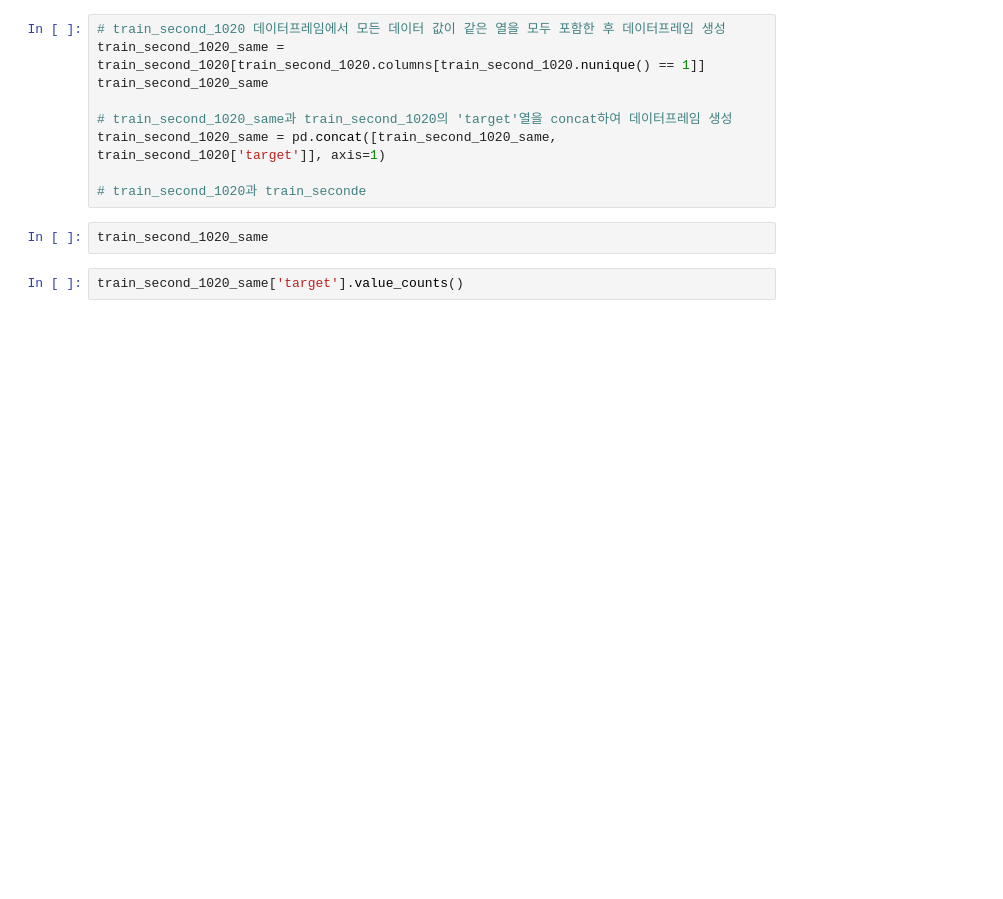
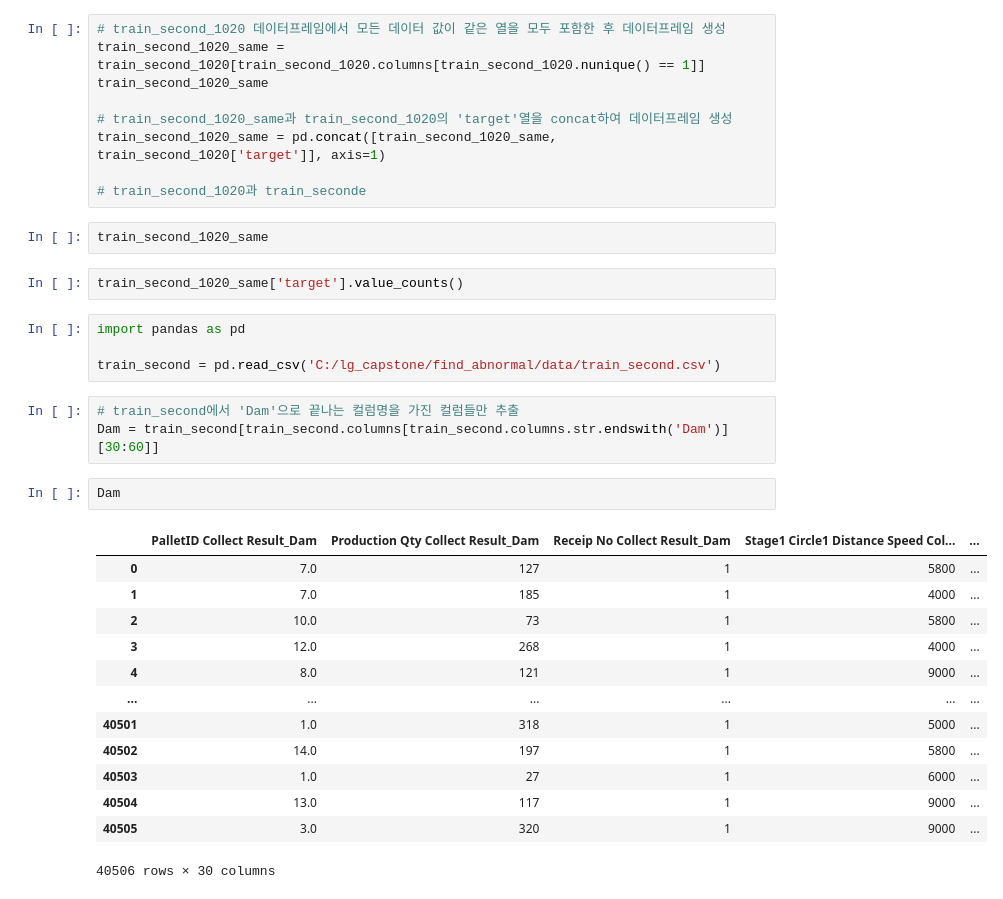
Before and after one commit to Downy-newlearner/find_abnormal, a Jupyter notebook: column_describing/column_describing_Dam.ipynb, the cells around one changed output. Cells and saved outputs as stored; diff of their text form; blank space fills up the shorter version.

```diff
--- a/column_describing/column_describing_Dam.ipynb
+++ b/column_describing/column_describing_Dam.ipynb
@@ -466,3 +452,26 @@ train_second_1020_same = pd.concat([train_second_1020_same, train_second_1020['t
 train_second_1020_same
 # %%
 train_second_1020_same['target'].value_counts()
+# %%
+import pandas as pd
+
+train_second = pd.read_csv('C:/lg_capstone/find_abnormal/data/train_second.csv')
+# %%
+# train_second에서 'Dam'으로 끝나는 컬럼명을 가진 컬럼들만 추출
+Dam = train_second[train_second.columns[train_second.columns.str.endswith('Dam')][30:60]]
+# %%
+Dam
+# %% [output]
+|  | PalletID Collect Result_Dam | Production Qty Collect Result_Dam | Receip No Collect Result_Dam | Stage1 Circle1 Distance Speed Col... | ... |
+| 0 | 7.0 | 127 | 1 | 5800 | ... |
+| 1 | 7.0 | 185 | 1 | 4000 | ... |
+| 2 | 10.0 | 73 | 1 | 5800 | ... |
+| 3 | 12.0 | 268 | 1 | 4000 | ... |
+| 4 | 8.0 | 121 | 1 | 9000 | ... |
+| ... | ... | ... | ... | ... | ... |
+| 40501 | 1.0 | 318 | 1 | 5000 | ... |
+| 40502 | 14.0 | 197 | 1 | 5800 | ... |
+| 40503 | 1.0 | 27 | 1 | 6000 | ... |
+| 40504 | 13.0 | 117 | 1 | 9000 | ... |
+| 40505 | 3.0 | 320 | 1 | 9000 | ... |
+40506 rows × 30 columns
```
Also changed, not shown: parts of 22 cells of this notebook, 4 other files.
